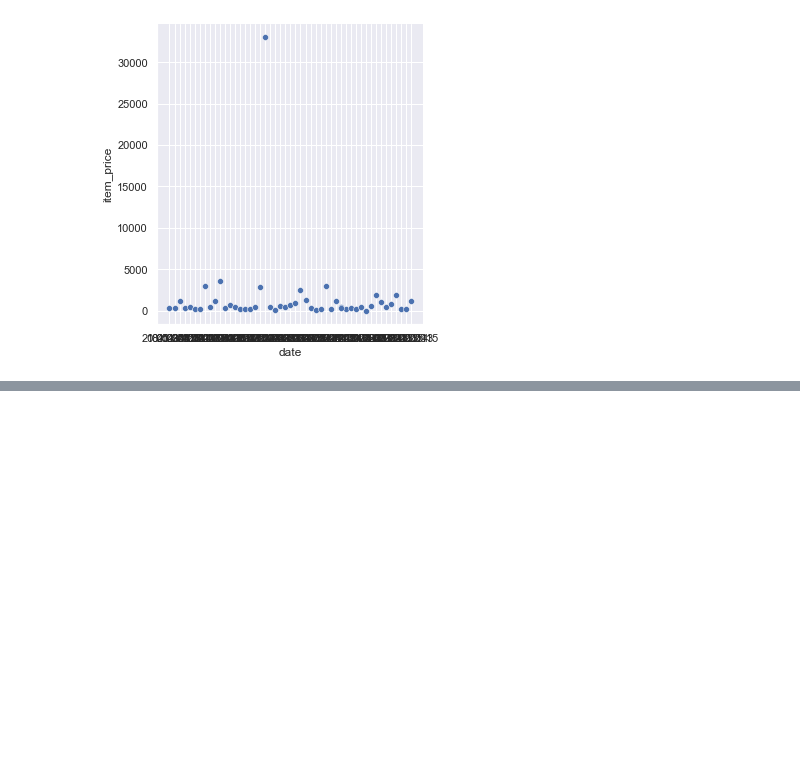
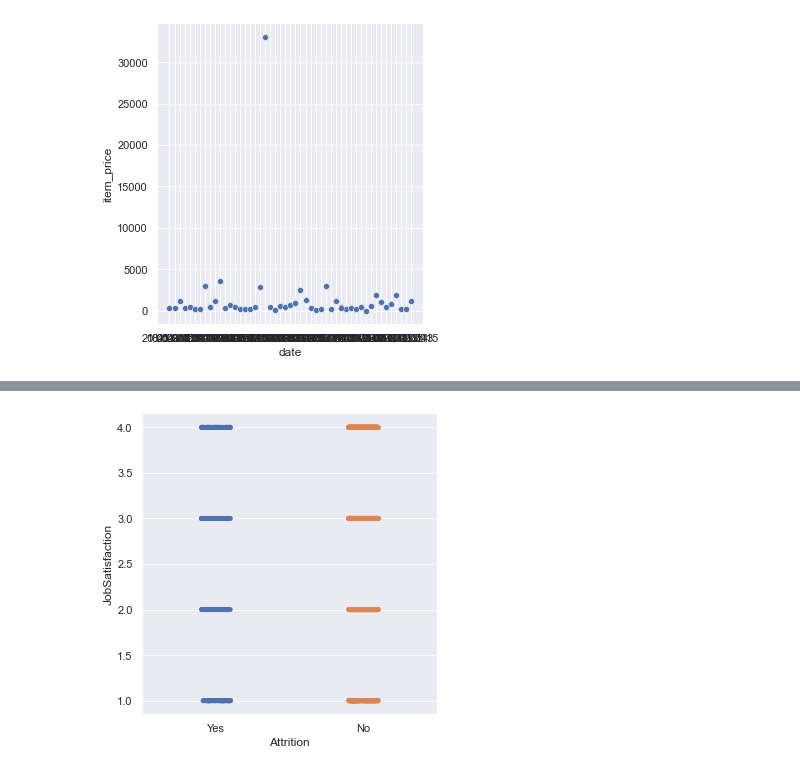
Before and after one commit to Leadersheepy/h3-hitema, a Jupyter notebook: DataVisualisationStatistiquesDescriptives.ipynb, the cells around one changed output, grey strips where cells are left out. Drawn from its saved outputs; the diff is of its cells as text; code cells hidden in the pictures; blank space fills up the shorter version.

```diff
--- a/DataVisualisationStatistiquesDescriptives.ipynb
+++ b/DataVisualisationStatistiquesDescriptives.ipynb
@@ -275,0 +280,2 @@ SyntaxError: positional argument follows keyword argument (1668490341.py, line 1
+# %%
+df2 = pd.read_csv('ibhm_hr_attrition.csv');
@@ -275,0 +292,5 @@ SyntaxError: positional argument follows keyword argument (1668490341.py, line 1
+# %%
+sns.set_theme()
+sns.catplot(x='Attrition', y='JobSatisfaction',data = df2);
+# %% [output]
+[figure, added]
```
Also changed, not shown: parts of 16 cells of this notebook, 1 other file.
